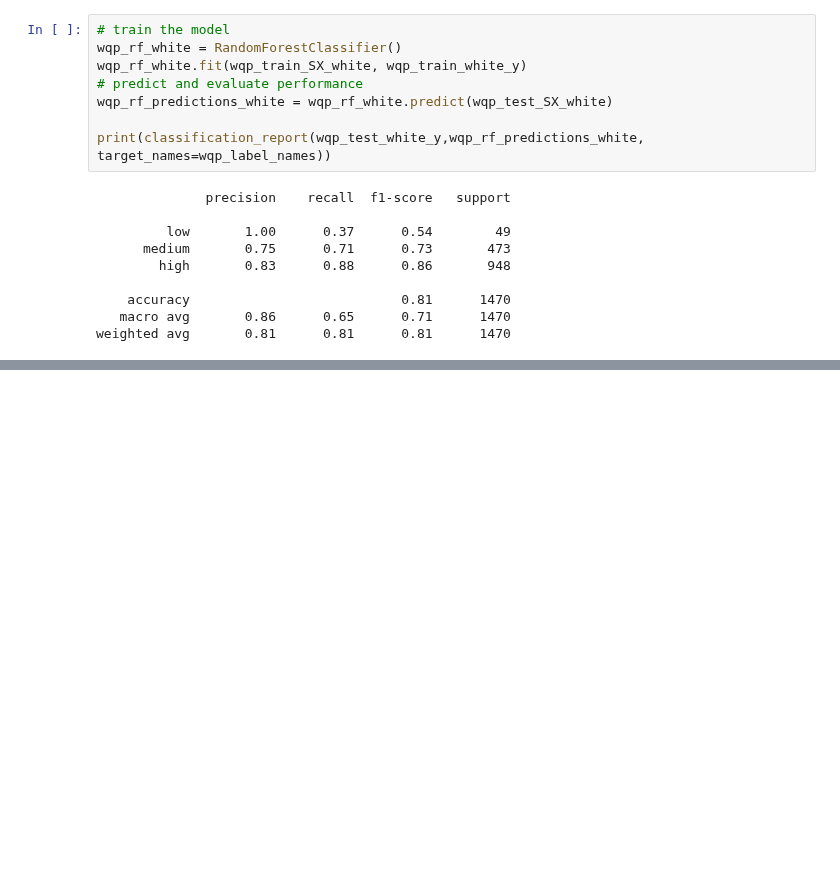
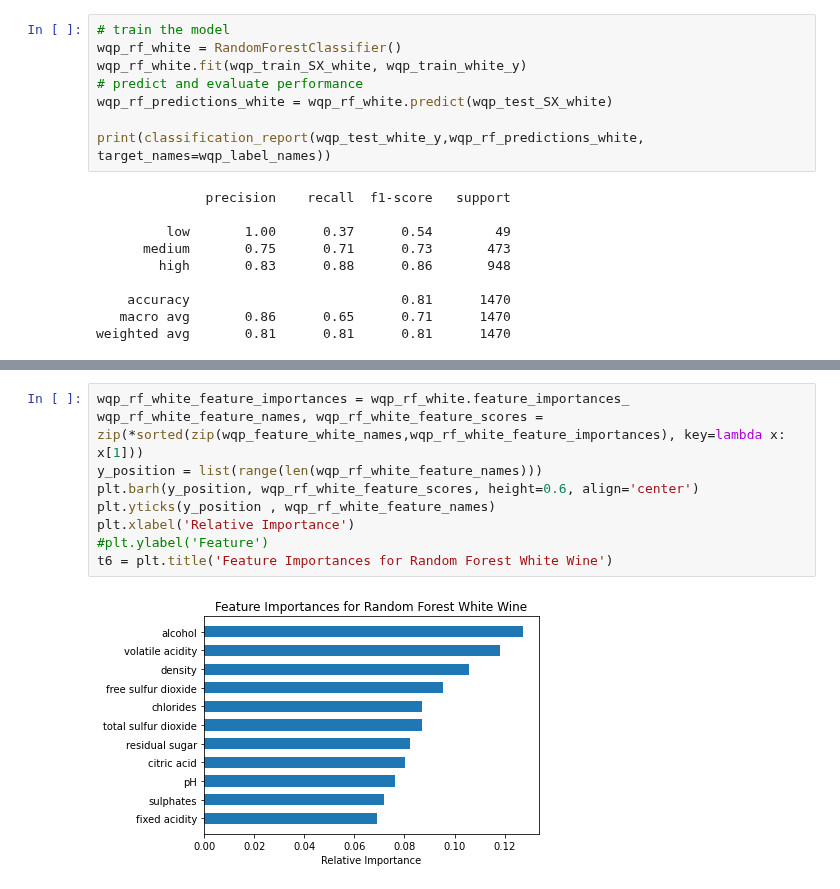
Before and after one commit to shekharbiswas/antelope, a Jupyter notebook: eval.ipynb, the cells around one changed output, grey strips where cells are left out. Drawn from its saved outputs; the diff is of its cells as text; blank space fills up the shorter version.

```diff
--- a/eval.ipynb
+++ b/eval.ipynb
@@ -294,3 +320,14 @@ weighted avg       0.81      0.81      0.81      1470
+# %%
+wqp_rf_white_feature_importances = wqp_rf_white.feature_importances_
+wqp_rf_white_feature_names, wqp_rf_white_feature_scores = zip(*sorted(zip(wqp_feature_white_names,wqp_rf_white_feature_importances), key=lambda x: x[1]))
+y_position = list(range(len(wqp_rf_white_feature_names)))
+plt.barh(y_position, wqp_rf_white_feature_scores, height=0.6, align='center')
+plt.yticks(y_position , wqp_rf_white_feature_names)
+plt.xlabel('Relative Importance')
+#plt.ylabel('Feature')
+t6 = plt.title('Feature Importances for Random Forest White Wine')
+# %% [output]
+[figure, added]
 # %%
 # train the model
 wqp_rf_red = RandomForestClassifier()
```
Also changed, not shown: parts of 9 cells of this notebook, 10 other files.
